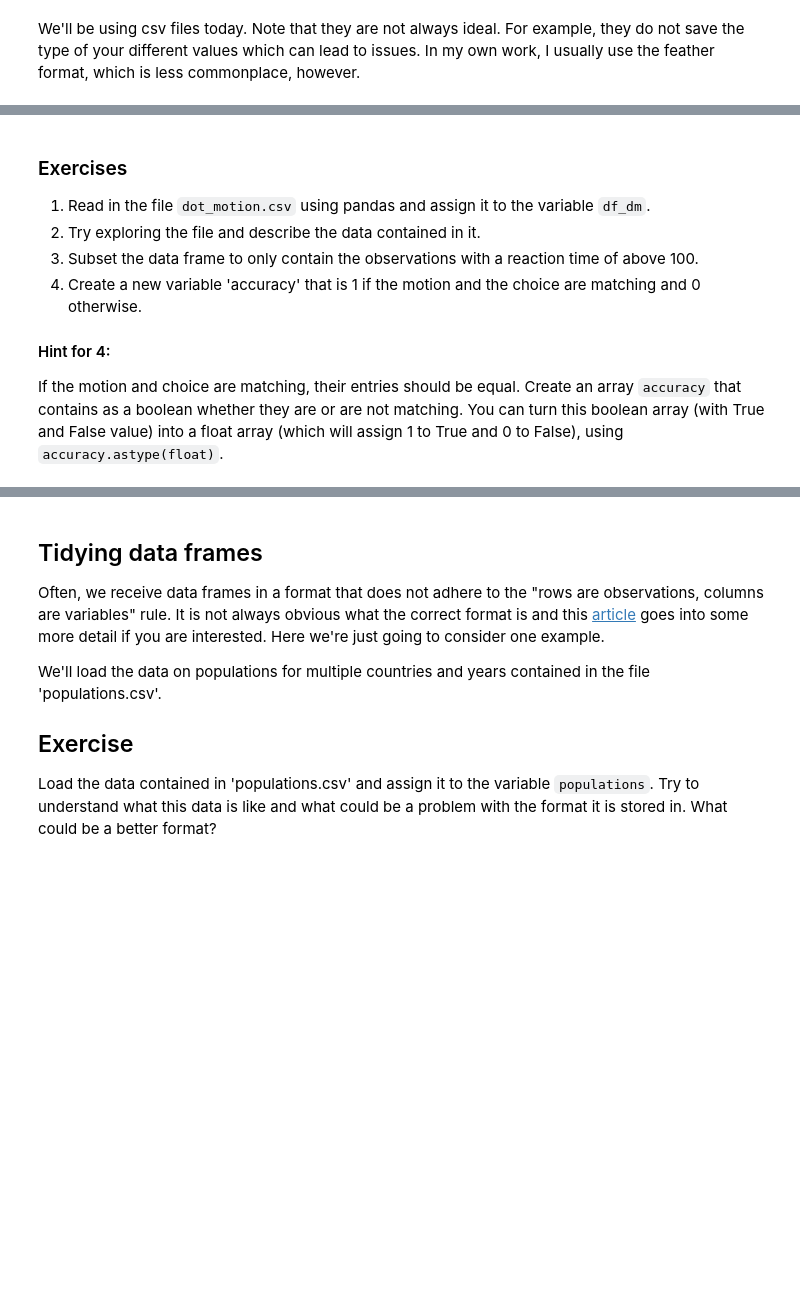
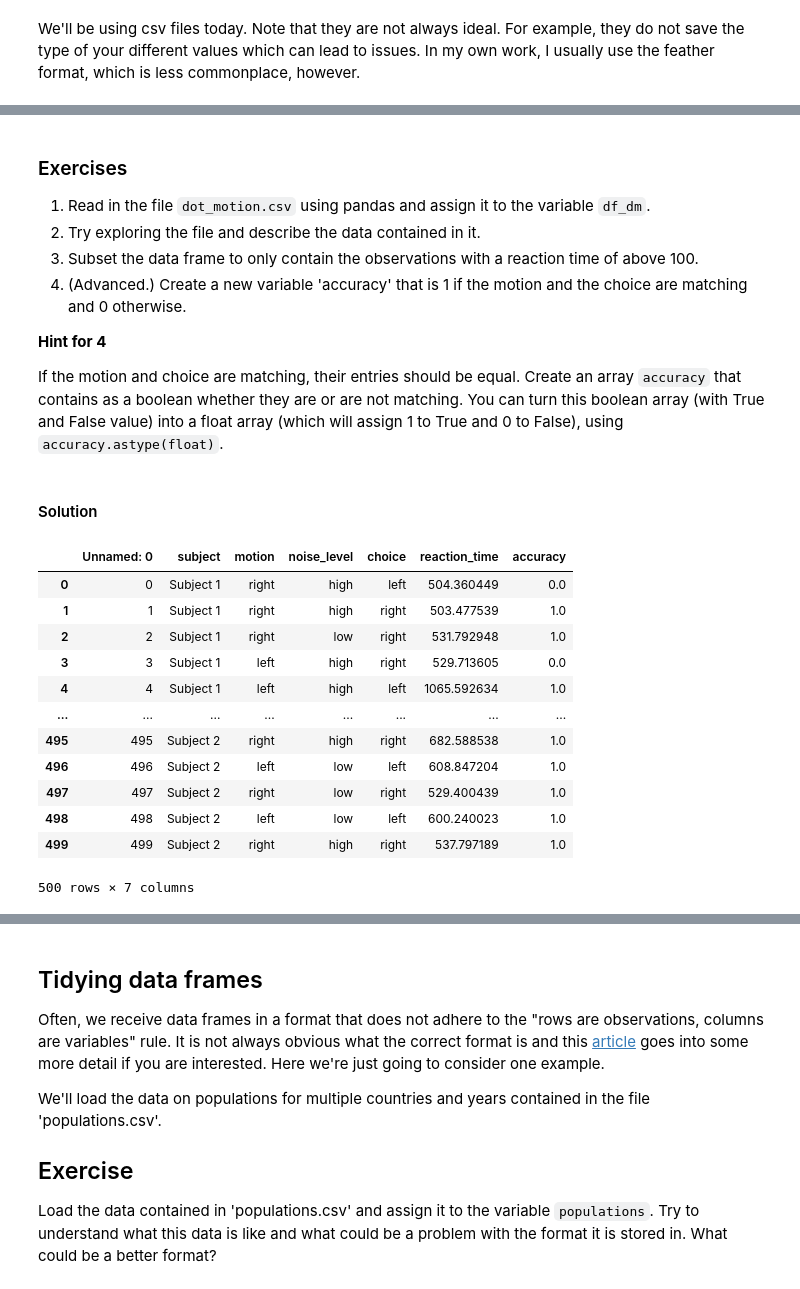
Before and after one commit to Columbia-Neuropythonistas/IntroPythonForNeuroscientists2022, a Jupyter notebook: Week06_Pandas/pfn-6.ipynb, the cells around one changed output, grey strips where cells are left out. Saved outputs shown, nothing was run; the diff lists cells and outputs as text; code cells hidden in the pictures; blank space fills up the shorter version.

```diff
--- a/Week06_Pandas/pfn-6.ipynb
+++ b/Week06_Pandas/pfn-6.ipynb
@@ -122,7 +268,30 @@ df_lessons_loaded
 1. Read in the file `dot_motion.csv` using pandas and assign it to the variable `df_dm`.
 2. Try exploring the file and describe the data contained in it.
 3. Subset the data frame to only contain the observations with a reaction time of above 100.
-4. Create a new variable 'accuracy' that is 1 if the motion and the choice are matching and 0 otherwise.
+4. (Advanced.) Create a new variable 'accuracy' that is 1 if the motion and the choice are matching and 0 otherwise.
 
-#### Hint for 4:
+**Hint for 4**
+
 If the motion and choice are matching, their entries should be equal. Create an array `accuracy` that contains as a boolean whether they are or are not matching. You can turn this boolean array (with True and False value) into a float array (which will assign 1 to True and 0 to False), using `accuracy.astype(float)`.
+# %% [markdown]
+#### Solution
+# %%
+df_dm = pd.read_csv('dot_motion.csv')
+accuracy = df_dm['motion'] == df_dm['choice']
+df_dm['accuracy'] = accuracy.astype(float)
+# %%
+df_dm
+# %% [output]
+|  | Unnamed: 0 | subject | motion | noise_level | choice | reaction_time | accuracy |
+| 0 | 0 | Subject 1 | right | high | left | 504.360449 | 0.0 |
+| 1 | 1 | Subject 1 | right | high | right | 503.477539 | 1.0 |
+| 2 | 2 | Subject 1 | right | low | right | 531.792948 | 1.0 |
+| 3 | 3 | Subject 1 | left | high | right | 529.713605 | 0.0 |
+| 4 | 4 | Subject 1 | left | high | left | 1065.592634 | 1.0 |
+| ... | ... | ... | ... | ... | ... | ... | ... |
+| 495 | 495 | Subject 2 | right | high | right | 682.588538 | 1.0 |
+| 496 | 496 | Subject 2 | left | low | left | 608.847204 | 1.0 |
+| 497 | 497 | Subject 2 | right | low | right | 529.400439 | 1.0 |
+| 498 | 498 | Subject 2 | left | low | left | 600.240023 | 1.0 |
+| 499 | 499 | Subject 2 | right | high | right | 537.797189 | 1.0 |
+500 rows × 7 columns
```
Also changed, not shown: parts of 69 cells of this notebook, 1 other file.
